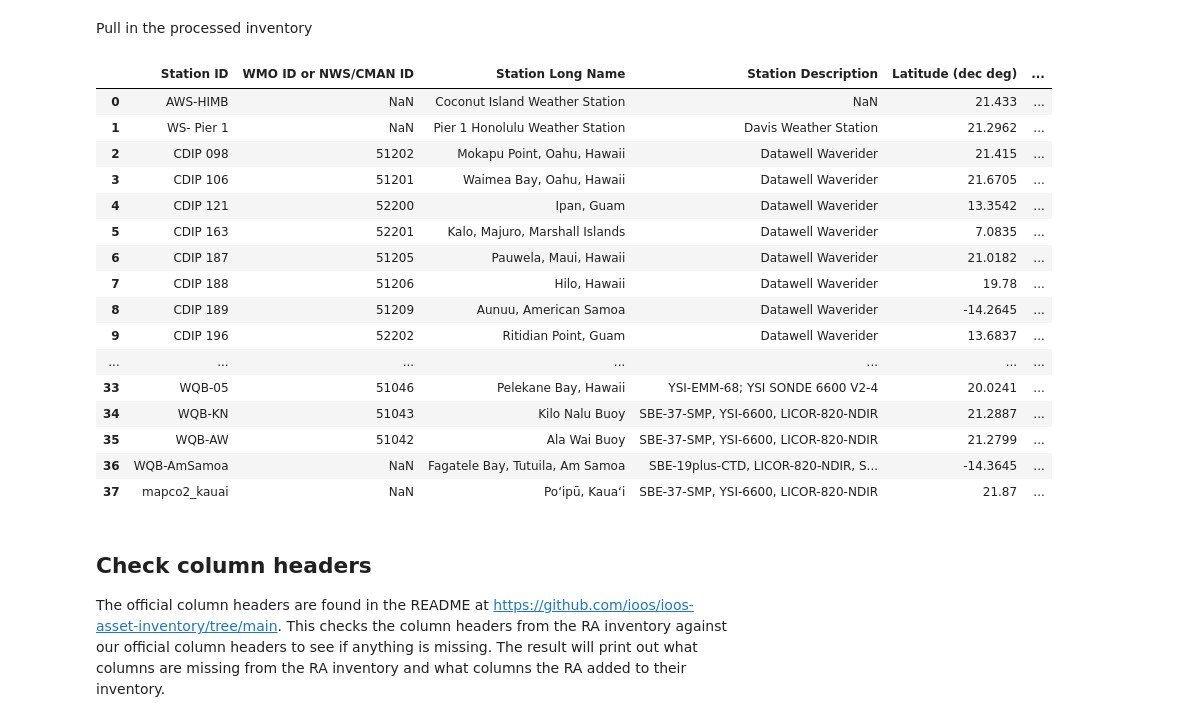
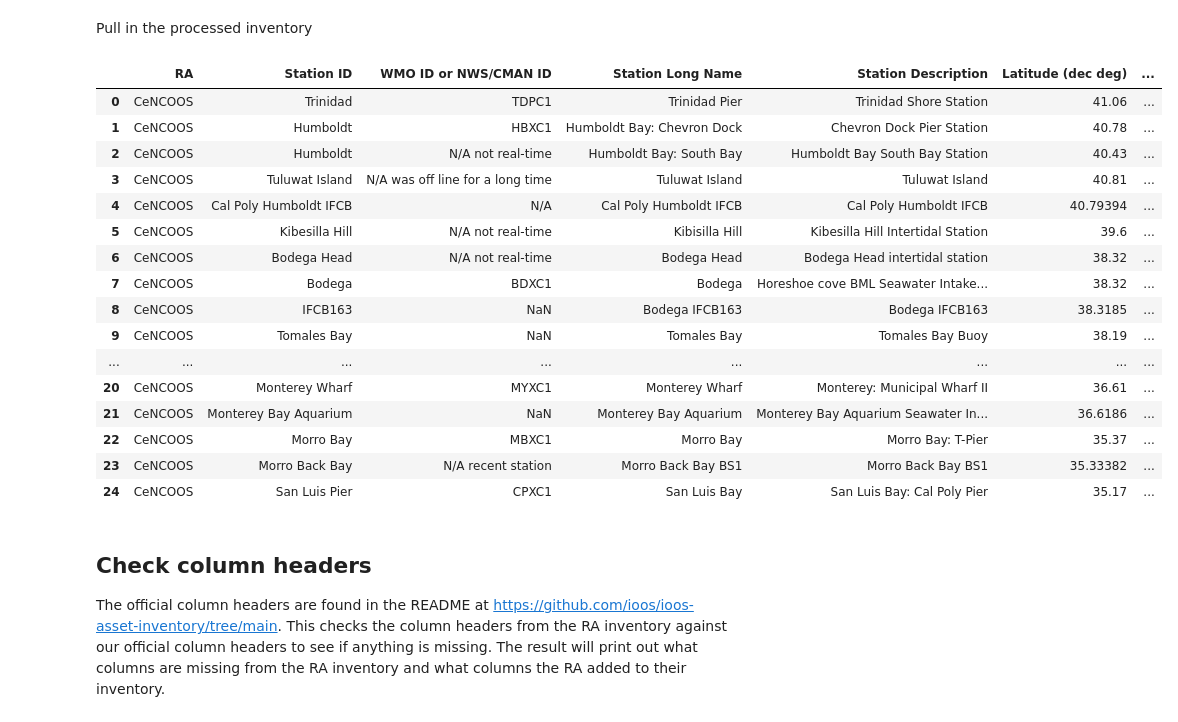
Before and after one commit to ioos/ioos-asset-inventory, a Jupyter notebook: spot_check_stations.ipynb, the cells around one changed output. Drawn from its saved outputs; the diff is of its cells as text; code cells hidden in the pictures.

```diff
--- a/spot_check_stations.ipynb
+++ b/spot_check_stations.ipynb
@@ -9,57 +9,57 @@ import re
 # %% [markdown]
 Pull in the processed inventory
 # %%
-ra = "pacioos"
+ra = "cencoos"
 
 #
 # df_cruise = df[df['Station Description'] == 'Chesapeake Bay WQ Cruise Data ']
 #
 #df_aws = df[df['Station ID'] == 'Humboldt']
 # #url = 'http://tds.glos.us/thredds/dodsC/buoy_agg_standard/OMOECC_E1/OMOECC_E1.ncml'
 # #url = 'http://tds.glos.us/thredds/dodsC/buoy_agg_standard/45186/45186.ncml'
 # #url = 'http://tds.glos.us/thredds/dodsC/buoy_agg_standard/bgsusd2/bgsusd2.ncml'
 # url = 'http://oos.soest.hawaii.edu/thredds/dodsC/hioos/nss/ns12agg'
 # print(url)
 # ds = xr.open_dataset(url)
 # #ds = netCDF4.Dataset(url,'r')
 # title = ds.title
 # start_time = np.datetime_as_string(ds.time.min().values, unit='D')
 # end_time = np.datetime_as_string(ds.time.max().values, unit='D')
 # print('Duration: %s - %s' % (np.datetime_as_string(ds.time.min().values, unit='D'),
 #                              np.datetime_as_string(ds.time.max().values, unit='D'))
 #       )
 
 # Try glos web server
 # url = 'https://glbuoys.glos.us/tools/export?ftype=csv&data_type=buoy&units=eng&locs=OMOECC_E1&params=Water_Temperature_at_Surface|dissolved_oxygen_saturation|water_conductivity|ysi_turbidity&tperiod=custom&date_start=2020-01-01&date_end=2020-12-31&avg_ivld=none'
 # df = erddapy.ERDDAP.to_pandas(url)
 
 ## using ERDDAP to look for stations
 # check out http://data.glos.us/erddap/tabledap/allDatasets.htmlTable?datasetID%2Ctitle%2CminTime%2CmaxTime&maxTime%3E=2020-01-01&maxTime%3C=2020-12-31&orderBy(%22maxTime%22)
 # that lists out all the GLOS stations with the maximum time of observations within the year 2020 (on their ERDDAP).
 
 
 ra_clean = re.sub(r'[0-9]', '', ra) # remove number from RA
 
 df = pd.read_excel('2023/data/processed/%s.xlsx' % ra_clean.upper(), dtype=str)
 df
 # %% [output]
-|  | Station ID | WMO ID or NWS/CMAN ID | Station Long Name | Station Description | Latitude (dec deg) | ... |
-| 0 | AWS-HIMB | NaN | Coconut Island Weather Station | NaN | 21.433 | ... |
-| 1 | WS- Pier 1 | NaN | Pier 1 Honolulu Weather Station | Davis Weather Station | 21.2962 | ... |
-| 2 | CDIP 098 | 51202 | Mokapu Point, Oahu, Hawaii | Datawell Waverider | 21.415 | ... |
-| 3 | CDIP 106 | 51201 | Waimea Bay, Oahu, Hawaii | Datawell Waverider | 21.6705 | ... |
-| 4 | CDIP 121 | 52200 | Ipan, Guam | Datawell Waverider | 13.3542 | ... |
-| 5 | CDIP 163 | 52201 | Kalo, Majuro, Marshall Islands | Datawell Waverider | 7.0835 | ... |
-| 6 | CDIP 187 | 51205 | Pauwela, Maui, Hawaii | Datawell Waverider | 21.0182 | ... |
-| 7 | CDIP 188 | 51206 | Hilo, Hawaii | Datawell Waverider | 19.78 | ... |
-| 8 | CDIP 189 | 51209 | Aunuu, American Samoa | Datawell Waverider | -14.2645 | ... |
-| 9 | CDIP 196 | 52202 | Ritidian Point, Guam | Datawell Waverider | 13.6837 | ... |
-| ... | ... | ... | ... | ... | ... | ... |
-| 33 | WQB-05 | 51046 | Pelekane Bay, Hawaii | YSI-EMM-68; YSI SONDE 6600 V2-4 | 20.0241 | ... |
-| 34 | WQB-KN | 51043 | Kilo Nalu Buoy | SBE-37-SMP, YSI-6600, LICOR-820-NDIR | 21.2887 | ... |
-| 35 | WQB-AW | 51042 | Ala Wai Buoy | SBE-37-SMP, YSI-6600, LICOR-820-NDIR | 21.2799 | ... |
-| 36 | WQB-AmSamoa | NaN | Fagatele Bay, Tutuila, Am Samoa | SBE-19plus-CTD, LICOR-820-NDIR, S... | -14.3645 | ... |
-| 37 | mapco2_kauai | NaN | Poʻipū, Kauaʻi | SBE-37-SMP, YSI-6600, LICOR-820-NDIR | 21.87 | ... |
+|  | RA | Station ID | WMO ID or NWS/CMAN ID | Station Long Name | Station Description | Latitude (dec deg) | ... |
+| 0 | CeNCOOS | Trinidad | TDPC1 | Trinidad Pier | Trinidad Shore Station | 41.06 | ... |
+| 1 | CeNCOOS | Humboldt | HBXC1 | Humboldt Bay: Chevron Dock | Chevron Dock Pier Station | 40.78 | ... |
+| 2 | CeNCOOS | Humboldt | N/A not real-time | Humboldt Bay: South Bay | Humboldt Bay South Bay Station | 40.43 | ... |
+| 3 | CeNCOOS | Tuluwat Island | N/A was off line for a long time | Tuluwat Island | Tuluwat Island | 40.81 | ... |
+| 4 | CeNCOOS | Cal Poly Humboldt IFCB | N/A | Cal Poly Humboldt IFCB | Cal Poly Humboldt IFCB | 40.79394 | ... |
+| 5 | CeNCOOS | Kibesilla Hill | N/A not real-time | Kibisilla Hill | Kibesilla Hill Intertidal Station | 39.6 | ... |
+| 6 | CeNCOOS | Bodega Head | N/A not real-time | Bodega Head | Bodega Head intertidal station | 38.32 | ... |
+| 7 | CeNCOOS | Bodega | BDXC1 | Bodega | Horeshoe cove BML Seawater Intake... | 38.32 | ... |
+| 8 | CeNCOOS | IFCB163 | NaN | Bodega IFCB163 | Bodega IFCB163 | 38.3185 | ... |
+| 9 | CeNCOOS | Tomales Bay | NaN | Tomales Bay | Tomales Bay Buoy | 38.19 | ... |
+| ... | ... | ... | ... | ... | ... | ... | ... |
+| 20 | CeNCOOS | Monterey Wharf | MYXC1 | Monterey Wharf | Monterey: Municipal Wharf II | 36.61 | ... |
+| 21 | CeNCOOS | Monterey Bay Aquarium | NaN | Monterey Bay Aquarium | Monterey Bay Aquarium Seawater In... | 36.6186 | ... |
+| 22 | CeNCOOS | Morro Bay | MBXC1 | Morro Bay | Morro Bay: T-Pier | 35.37 | ... |
+| 23 | CeNCOOS | Morro Back Bay | N/A recent station | Morro Back Bay BS1 | Morro Back Bay BS1 | 35.33382 | ... |
+| 24 | CeNCOOS | San Luis Pier | CPXC1 | San Luis Bay | San Luis Bay: Cal Poly Pier | 35.17 | ... |
 # %% [markdown]
 ## Check column headers
 
```
Also changed, not shown: parts of 19 cells of this notebook, 9 other files.
